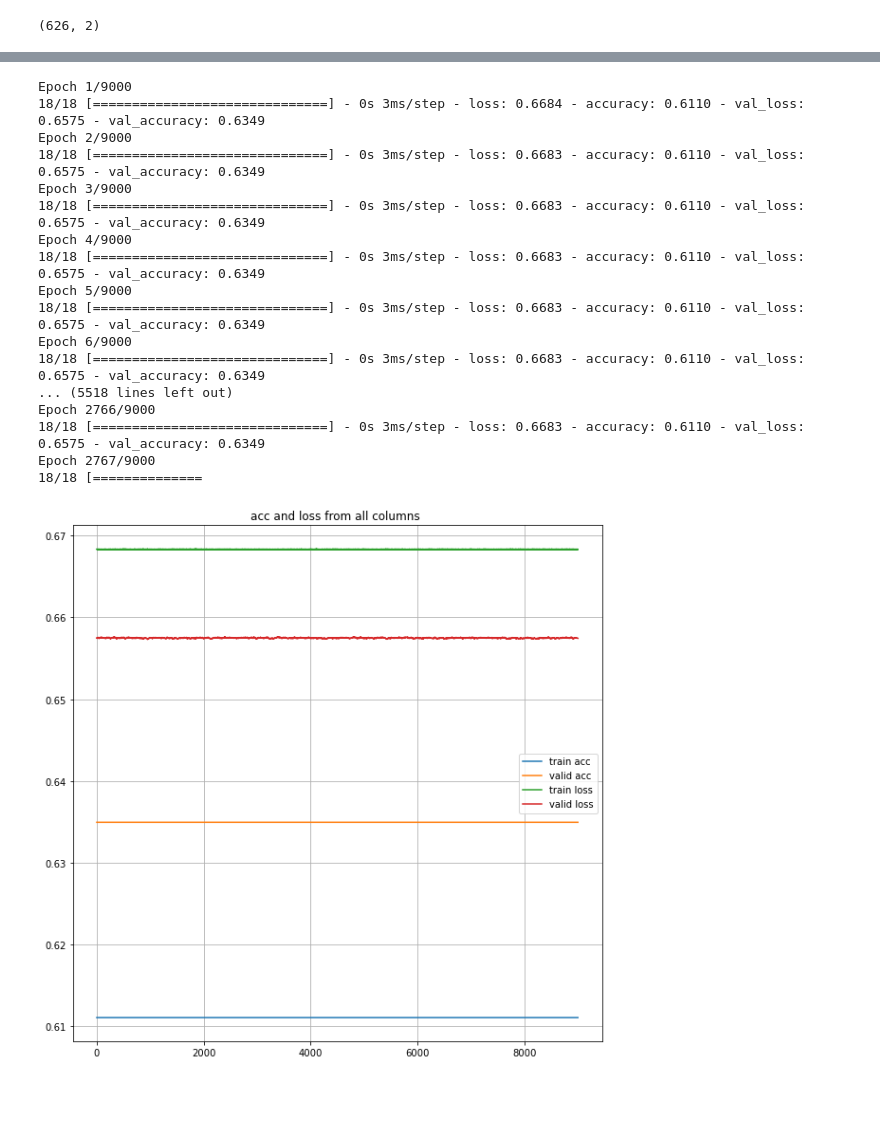
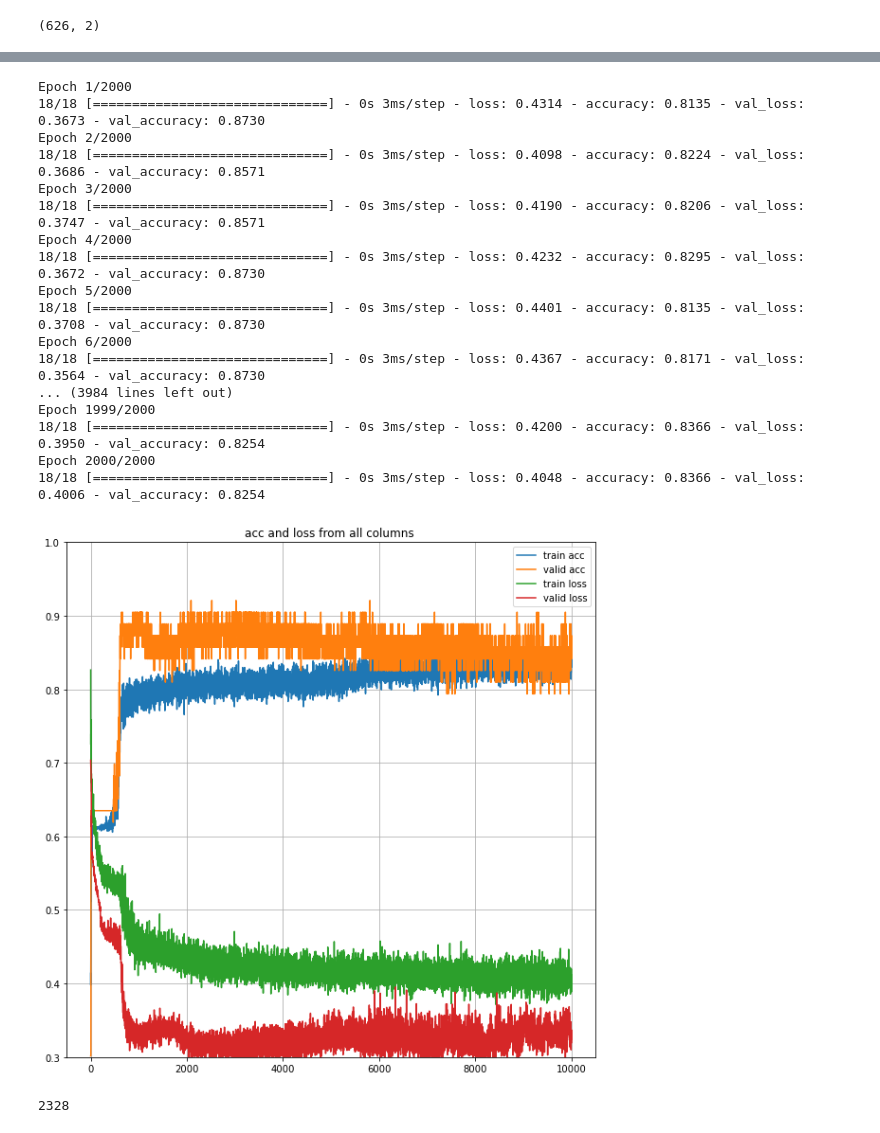
Before and after one commit to akihiro-git-hub/TensowFlow-, a Jupyter notebook: titanic_TensorFlow_Keras _all_columns.ipynb, the cells around one changed output, grey strips where cells are left out. Saved outputs shown, nothing was run; the diff lists cells and outputs as text; code cells hidden in the pictures; blank space fills up the shorter version.

```diff
--- a/titanic_TensorFlow_Keras _all_columns.ipynb
+++ b/titanic_TensorFlow_Keras _all_columns.ipynb
@@ -18,7 +18,7 @@ print(y_train.shape)
 (626, 1)
 # %%
 input_num = 6
-midle_units = 3
+midle_units = 10
 num_class = 2
 
 y_train = tf.keras.utils.to_categorical(y_train,num_class)
@@ -26,11 +26,11 @@ print(y_train.shape)
 
 model = tf.keras.Sequential()
 model.add(layers.Dense(activation = 'relu',input_dim = input_num, units = midle_units, name = 'layer1')),
-model.add(layers.Dropout(0.2))
+model.add(layers.Dropout(0.15))
 model.add(layers.Dense(activation='relu',units = midle_units ,name = 'layer2'))
-model.add(layers.Dropout(0.2))
+model.add(layers.Dropout(0.15))
 model.add(layers.Dense(activation='relu',units = midle_units ,name = 'layer3'))
-model.add(layers.Dropout(0.2))
+model.add(layers.Dropout(0.15))
 model.add(layers.Dense(activation = 'sigmoid',units = num_class ,name = 'layer4'))
 # %% [output]
 (626, 2)
@@ -57,5 +57,5 @@ Trainable params: 53
 Non-trainable params: 0
 _________________________________________________________________
 # %%
-history = model.fit(x_train,y_train, epochs=1000, verbose=1, validation_split=0.1)
+history = model.fit(x_train,y_train, epochs=10000, verbose=1, validation_split=0.1)
 # %% [output]
@@ -79,41 +79,47 @@ Epoch 1000/1000
 # %%
-#＋9000して1万回まで回数を増やしてみる。
-history = model.fit(x_train,y_train, epochs=9000, verbose=1, validation_split=0.1)
+#＋2000して3千回まで回数を増やしてみる。
+history = model.fit(x_train,y_train, epochs=2000, verbose=1, validation_split=0.1)
 # %% [output]
-Epoch 1/9000
-18/18 [==============================] - 0s 3ms/step - loss: 0.6684 - accuracy: 0.6110 - val_loss: 0.6575 - val_accuracy: 0.6349
-Epoch 2/9000
-18/18 [==============================] - 0s 3ms/step - loss: 0.6683 - accuracy: 0.6110 - val_loss: 0.6575 - val_accuracy: 0.6349
-Epoch 3/9000
-18/18 [==============================] - 0s 3ms/step - loss: 0.6683 - accuracy: 0.6110 - val_loss: 0.6575 - val_accuracy: 0.6349
-Epoch 4/9000
-18/18 [==============================] - 0s 3ms/step - loss: 0.6683 - accuracy: 0.6110 - val_loss: 0.6575 - val_accuracy: 0.6349
-Epoch 5/9000
-18/18 [==============================] - 0s 3ms/step - loss: 0.6683 - accuracy: 0.6110 - val_loss: 0.6575 - val_accuracy: 0.6349
-Epoch 6/9000
-18/18 [==============================] - 0s 3ms/step - loss: 0.6683 - accuracy: 0.6110 - val_loss: 0.6575 - val_accuracy: 0.6349
-... (5518 lines left out)
-Epoch 2766/9000
-18/18 [==============================] - 0s 3ms/step - loss: 0.6683 - accuracy: 0.6110 - val_loss: 0.6575 - val_accuracy: 0.6349
-Epoch 2767/9000
-18/18 [==============
+Epoch 1/2000
+18/18 [==============================] - 0s 3ms/step - loss: 0.4314 - accuracy: 0.8135 - val_loss: 0.3673 - val_accuracy: 0.8730
+Epoch 2/2000
+18/18 [==============================] - 0s 3ms/step - loss: 0.4098 - accuracy: 0.8224 - val_loss: 0.3686 - val_accuracy: 0.8571
+Epoch 3/2000
+18/18 [==============================] - 0s 3ms/step - loss: 0.4190 - accuracy: 0.8206 - val_loss: 0.3747 - val_accuracy: 0.8571
+Epoch 4/2000
+18/18 [==============================] - 0s 3ms/step - loss: 0.4232 - accuracy: 0.8295 - val_loss: 0.3672 - val_accuracy: 0.8730
+Epoch 5/2000
+18/18 [==============================] - 0s 3ms/step - loss: 0.4401 - accuracy: 0.8135 - val_loss: 0.3708 - val_accuracy: 0.8730
+Epoch 6/2000
+18/18 [==============================] - 0s 3ms/step - loss: 0.4367 - accuracy: 0.8171 - val_loss: 0.3564 - val_accuracy: 0.8730
+... (3984 lines left out)
+Epoch 1999/2000
+18/18 [==============================] - 0s 3ms/step - loss: 0.4200 - accuracy: 0.8366 - val_loss: 0.3950 - val_accuracy: 0.8254
+Epoch 2000/2000
+18/18 [==============================] - 0s 3ms/step - loss: 0.4048 - accuracy: 0.8366 - val_loss: 0.4006 - val_accuracy: 0.8254
 # %%
 acc = history.history['accuracy']
 val_acc = history.history['val_accuracy']
 loss = history.history['loss']
 val_loss = history.history['val_loss']
 epochs = range(len(acc))
 
 
 plt.figure(figsize=(10,10))
 plt.plot(epochs, acc,  label = 'train acc')
 plt.plot(epochs, val_acc, label= 'valid acc')
 plt.plot(epochs, loss, label = 'train loss')
 plt.plot(epochs, val_loss,label= 'valid loss')
 plt.legend()
+
 plt.title('acc and loss from all columns ')
 plt.grid()
-plt.savefig('all_columns_acc_and_loss')
+plt.ylim([0.3,1.0])
+plt.savefig('all_columns_acc_and_loss_units10_Dropout15_10000')
 plt.show()
 # %% [output]
-[figure, old version]
+[figure, new version]
+# %%
+open('all_columns_unit10_Droopout15_10000.json','w').write(model.to_json())
+# %% [output]
+2328
```
Also changed, not shown: parts of 3 cells of this notebook, 36 other files.
